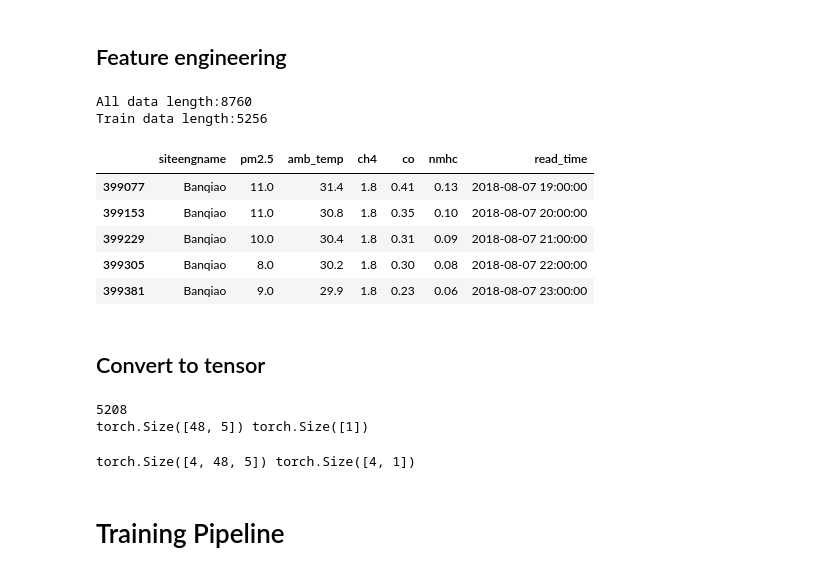
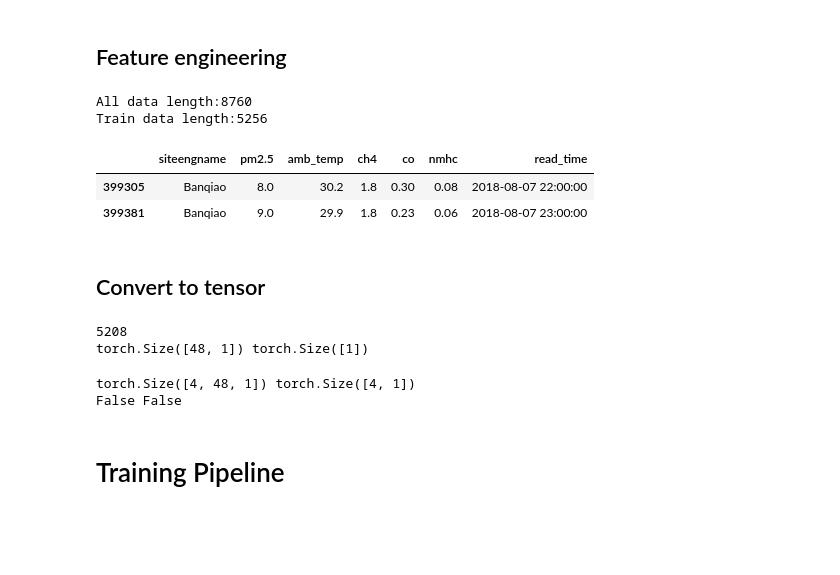
Before and after one commit to amrirasyidi/air_quality_forecasting, a Jupyter notebook: notebooks/2_lstnet_pipeline.ipynb, the cells around one changed output. Saved outputs shown, nothing was run; the diff lists cells and outputs as text; code cells hidden in the pictures; blank space fills up the shorter version.

```diff
--- a/notebooks/2_lstnet_pipeline.ipynb
+++ b/notebooks/2_lstnet_pipeline.ipynb
@@ -151,16 +69,13 @@ pm25_df = epa_taiwan_data_pipeline.standardize_df(pm25_df)
 # %%
 train_split = 0.6
 
 train_data = pm25_df.iloc[:int(len(pm25_df)*train_split),:]
 print(f"All data length:{len(pm25_df)} \nTrain data length:{len(train_data)}")
-train_data.tail()
+train_data.tail(2)
 # %% [output]
 All data length:8760
 Train data length:5256
 |  | siteengname | pm2.5 | amb_temp | ch4 | co | nmhc | read_time |
-| 399077 | Banqiao | 11.0 | 31.4 | 1.8 | 0.41 | 0.13 | 2018-08-07 19:00:00 |
-| 399153 | Banqiao | 11.0 | 30.8 | 1.8 | 0.35 | 0.10 | 2018-08-07 20:00:00 |
-| 399229 | Banqiao | 10.0 | 30.4 | 1.8 | 0.31 | 0.09 | 2018-08-07 21:00:00 |
 | 399305 | Banqiao | 8.0 | 30.2 | 1.8 | 0.30 | 0.08 | 2018-08-07 22:00:00 |
 | 399381 | Banqiao | 9.0 | 29.9 | 1.8 | 0.23 | 0.06 | 2018-08-07 23:00:00 |
 # %%
@@ -192,19 +90,22 @@ class AqiDataset(Dataset):
 # %%
 # verify dataset instances
-temp_train_dataset = AqiDataset(train_data, history_len=48)
+temp_train_dataset = epa_taiwan_data_pipeline.AqiDataset(train_data, history_len=48, col_names=[normalized_column_names[0]], device=None)
+# temp_train_dataset = epa_taiwan_data_pipeline.AqiDataset(train_data, history_len=48, col_names=[normalized_column_names[0]], device=device)
 print(len(temp_train_dataset))
 x, y = temp_train_dataset[0]
 print(x.shape, y.shape)
 # %% [output]
 5208
-torch.Size([48, 5]) torch.Size([1])
+torch.Size([48, 1]) torch.Size([1])
 # %%
 # train data_loader
 temp_train_data_loader = DataLoader(temp_train_dataset, batch_size=4)
 X, Y = next(iter(temp_train_data_loader))
 print(X.shape, Y.shape)
+print(X.is_cuda, Y.is_cuda)
 # %% [output]
-torch.Size([4, 48, 5]) torch.Size([4, 1])
+torch.Size([4, 48, 1]) torch.Size([4, 1])
+False False
 # %% [markdown]
 # Training Pipeline
 # %% [markdown]
```
Also changed, not shown: parts of 31 cells of this notebook, 7 other files.
